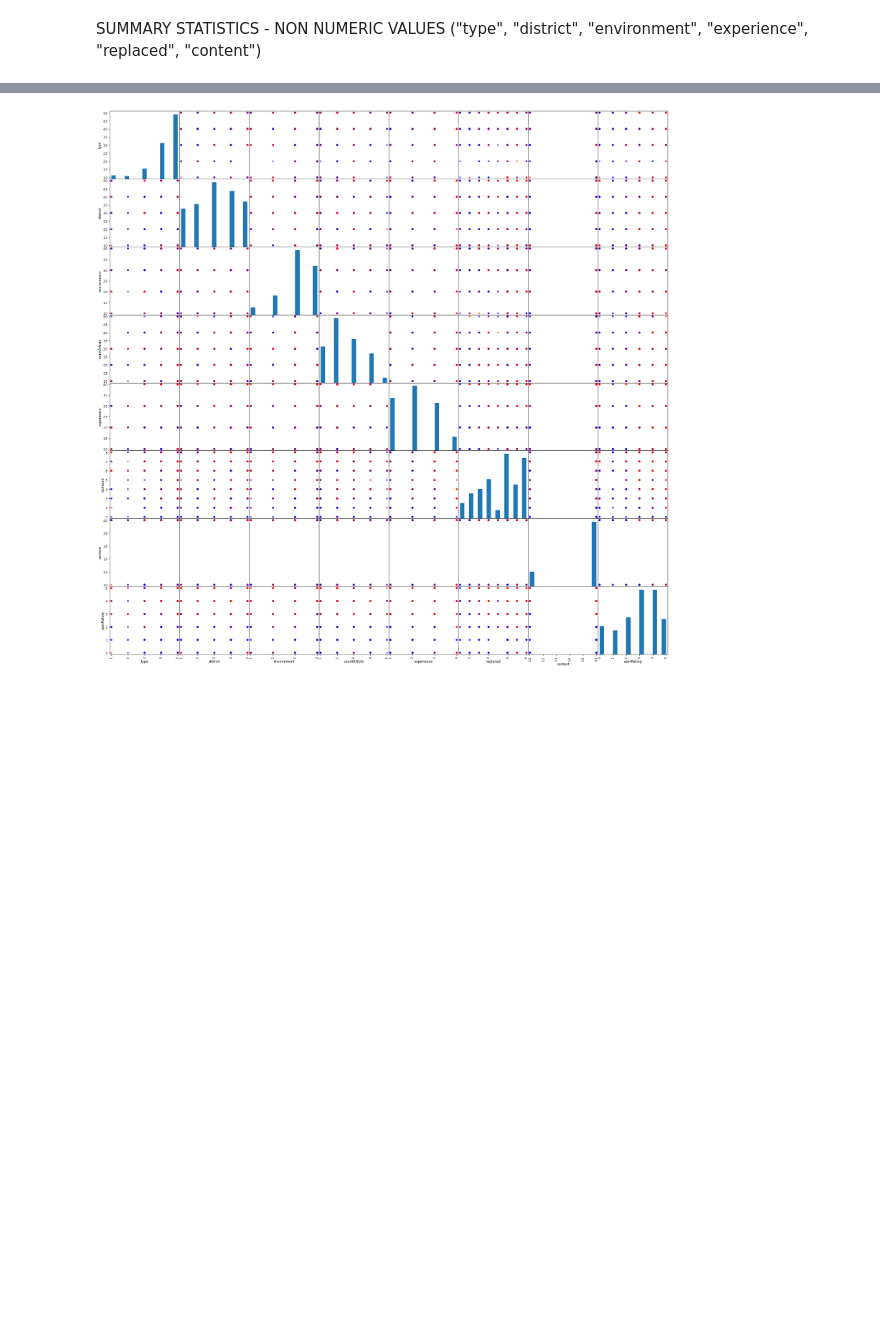
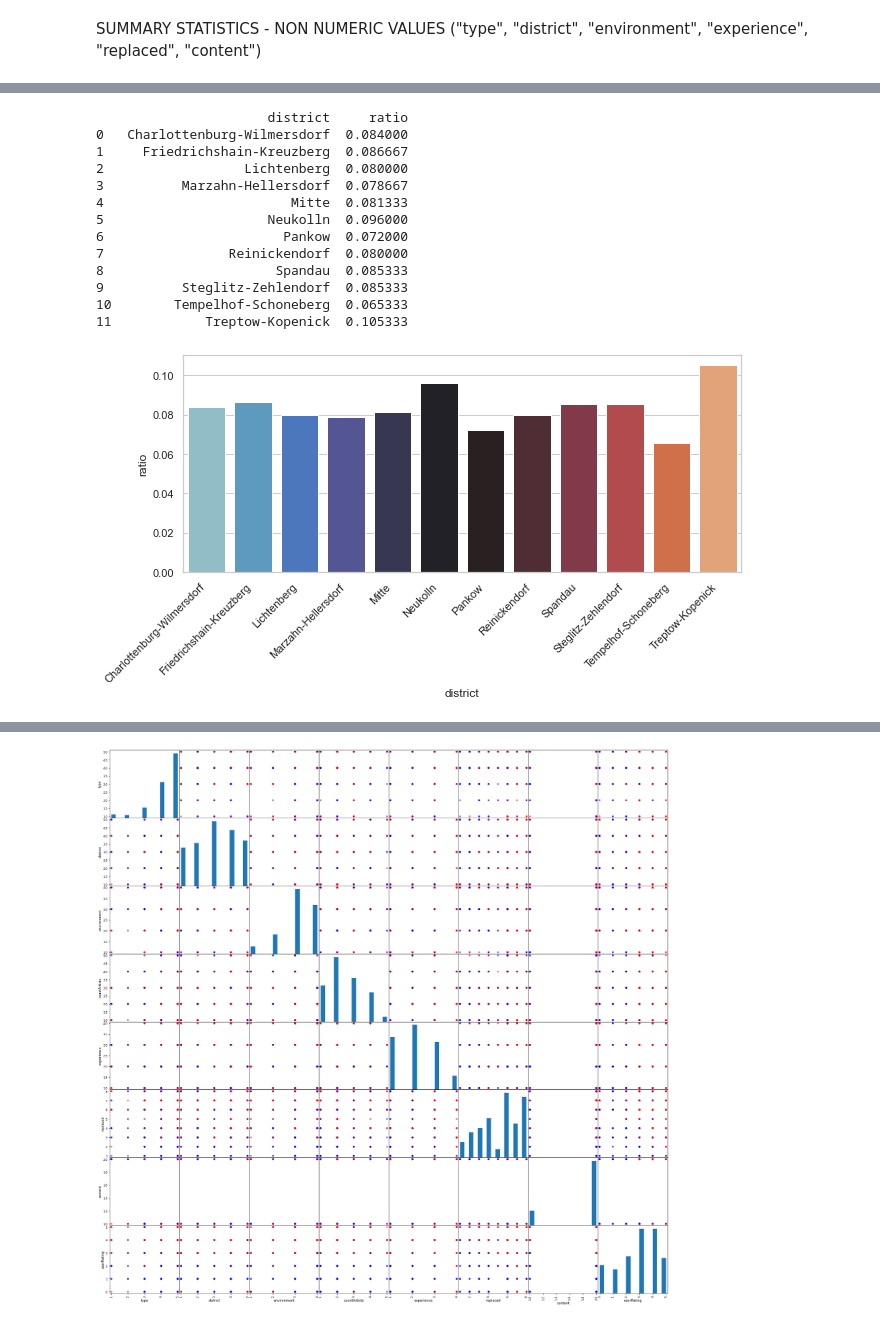
Before and after one commit to TechLabs-Berlin/st22-beautify-berlin, a Jupyter notebook: data_visualisations.ipynb, the cells around one changed output, grey strips where cells are left out. Drawn from its saved outputs; the diff is of its cells as text; code cells hidden in the pictures; blank space fills up the shorter version.

```diff
--- a/data_visualisations.ipynb
+++ b/data_visualisations.ipynb
@@ -102,0 +114,34 @@ SUMMARY STATISTICS - NON NUMERIC VALUES ("type", "district", "environment", "exp
+# %%
+# DISTRICT
+
+# extract data to be plotted
+count_district = pd.DataFrame((artworks_character.groupby(["district"])["district"].count()/750)).rename(columns={"district": "ratio"}).reset_index()
+
+# print numerical values
+print(count_district)
+
+# set figure size and format
+plt.figure(figsize=(10, 4))
+# set data on x and y axis and colors
+chart2 = sns.barplot(x="district", y="ratio", data=count_district, palette=sns.color_palette("icefire", n_colors=len(count_type["type"]) + 7))
+# rotate x labels
+chart2.set_xticklabels(chart2.get_xticklabels(), rotation=45, horizontalalignment='right')
+# show the plot
+plt.show()
+
+# the distribution of the artworks over all districts is about equal
+# %% [output]
+                      district     ratio
+0   Charlottenburg-Wilmersdorf  0.084000
+1     Friedrichshain-Kreuzberg  0.086667
+2                  Lichtenberg  0.080000
+3          Marzahn-Hellersdorf  0.078667
+4                        Mitte  0.081333
+5                     Neukolln  0.096000
+6                       Pankow  0.072000
+7                Reinickendorf  0.080000
+8                      Spandau  0.085333
+9          Steglitz-Zehlendorf  0.085333
+10        Tempelhof-Schoneberg  0.065333
+11            Treptow-Kopenick  0.105333
+[figure, added]
```
Also changed, not shown: parts of 11 cells of this notebook.
